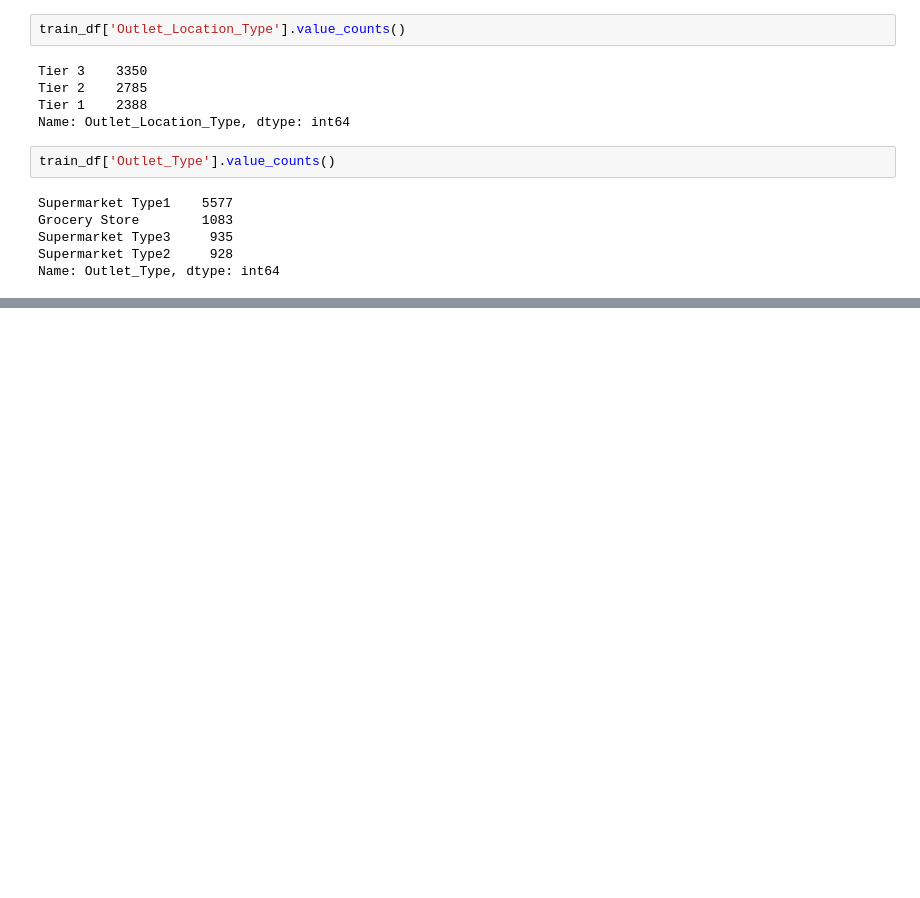
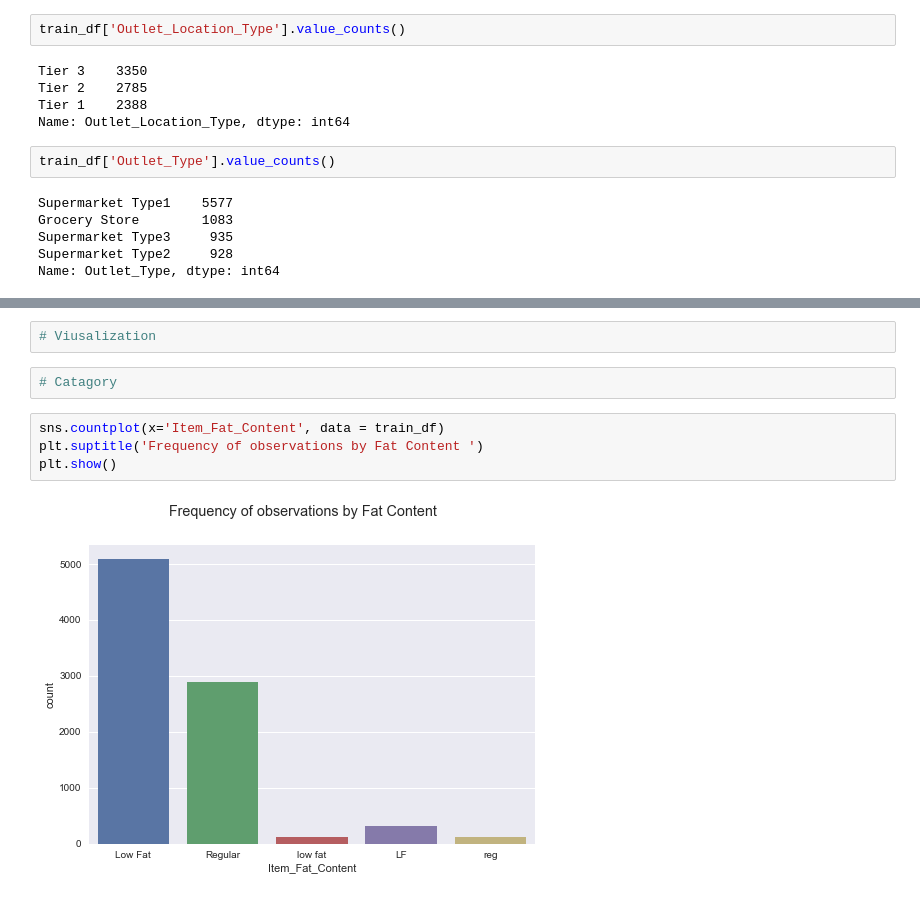
Before and after one commit to MallikarjunNamagiri/Machine-Learning-Practice, a Jupyter notebook: Bigmart/BigmartSales.ipynb, the cells around one changed output, grey strips where cells are left out. Drawn from its saved outputs; the diff is of its cells as text; blank space fills up the shorter version.

```diff
--- a/Bigmart/BigmartSales.ipynb
+++ b/Bigmart/BigmartSales.ipynb
@@ -209,0 +226,10 @@ Name: Outlet_Type, dtype: int64
+# %%
+# Viusalization
+# %%
+# Catagory
+# %%
+sns.countplot(x='Item_Fat_Content', data = train_df)
+plt.suptitle('Frequency of observations by Fat Content ')
+plt.show()
+# %% [output]
+[figure, added]
```
Also changed, not shown: parts of 22 cells of this notebook, 1 other file.
